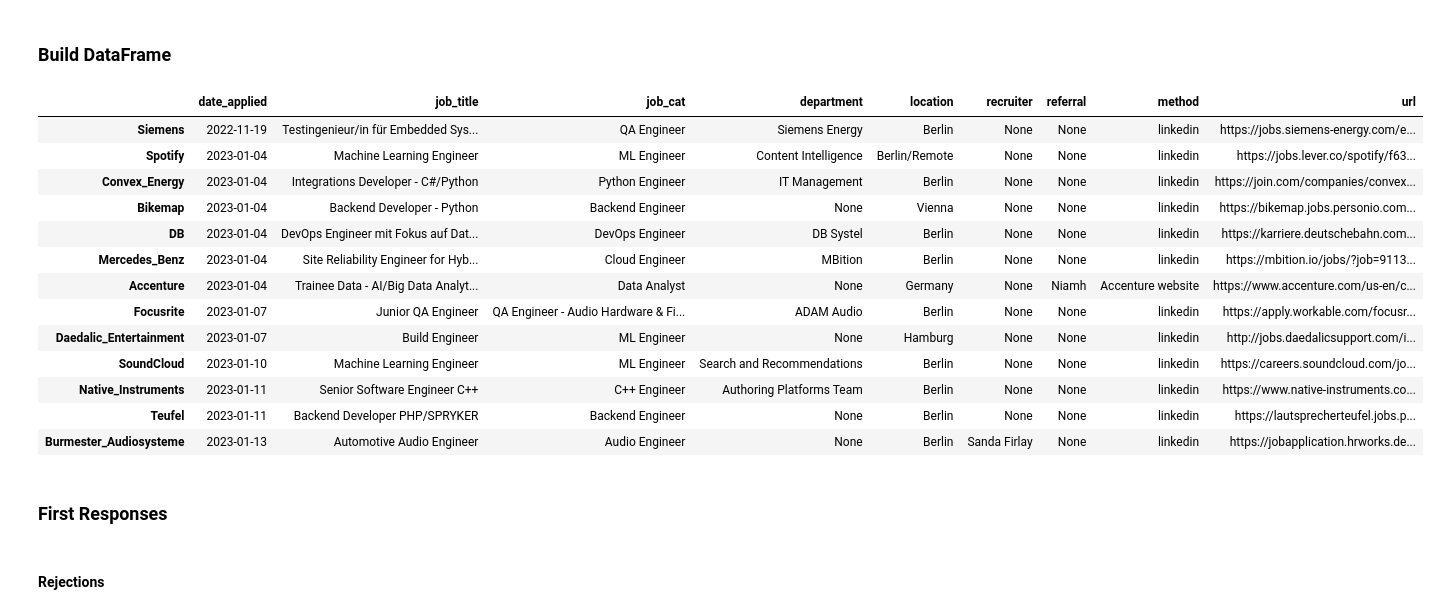
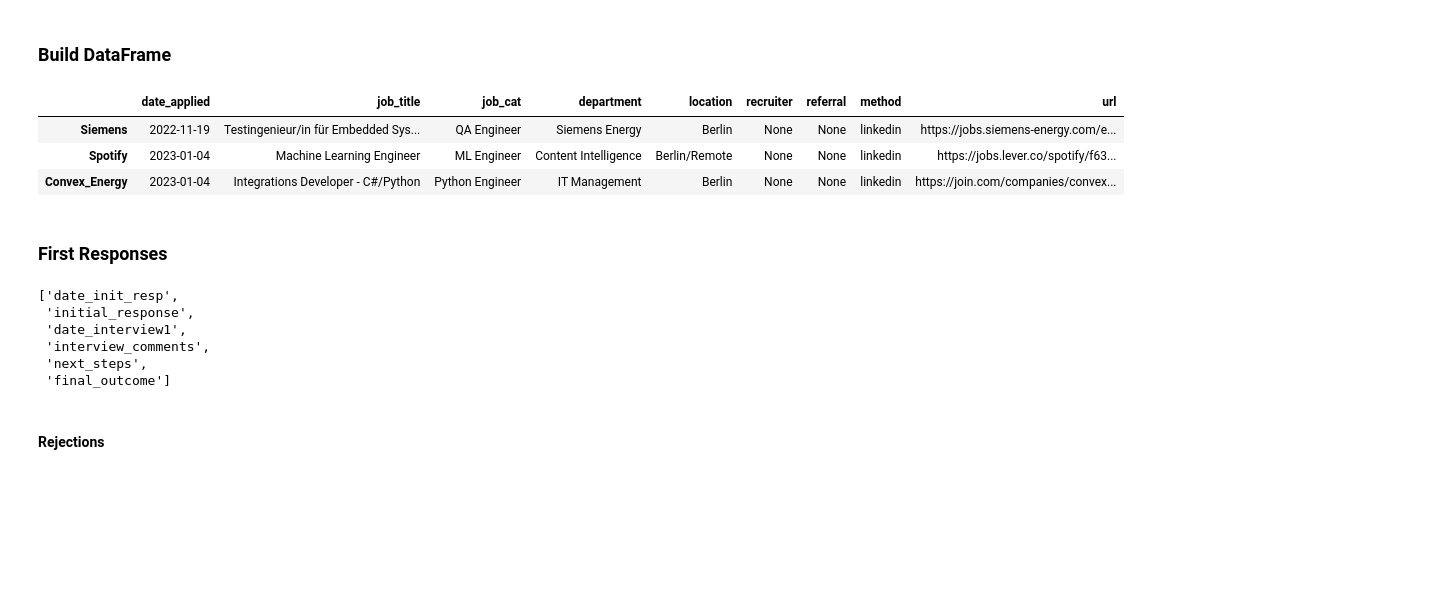
Before and after one commit to emilycardwell/my-jobs, a Jupyter notebook: jobs.ipynb, the cells around one changed output. Saved outputs shown, nothing was run; the diff lists cells and outputs as text; code cells hidden in the pictures; blank space fills up the shorter version.

```diff
--- a/jobs.ipynb
+++ b/jobs.ipynb
@@ -26,12 +34,15 @@ company_indexes = []
 # %% [markdown]
 ### Write Data
 # %%
+company_indexes = []
+
 siemens_app = [
     np.datetime64('2022-11-19'), 'Testingenieur/in für Embedded Systems',
     'QA Engineer', 'Siemens Energy', 'Berlin', None, None, 'linkedin',
     'https://jobs.siemens-energy.com/en_US/jobs/Login'
 ]
 company_indexes.append('Siemens')
+
 spotify_app = [
     np.datetime64('2023-01-04'), 'Machine Learning Engineer', 'ML Engineer',
     'Content Intelligence', 'Berlin/Remote', None, None, 'linkedin',
@@ -72,10 +83,11 @@ accenture_app = [
     'https://www.accenture.com/us-en/careers/jobdetails?id=R00005249_de&title=Trainee+Data+(AI+%2f+Big+Data+Analytics+%2f+Data+Management)+(all+genders)'
 ]
 company_indexes.append('Accenture')
+
 focusrite_app = [
-    np.datetime64('2023-01-07'), 'Junior QA Engineer',
-    'QA Engineer - Audio Hardware & Firmware Testing', 'ADAM Audio', 'Berlin',
-    None, None, 'linkedin', 'https://apply.workable.com/focusrite/j/7291245450/'
+    np.datetime64('2023-01-07'), 'Junior QA Engineer - Audio Hardware & Firmware Testing',
+    'QA Engineer', 'ADAM Audio', 'Berlin', None, None, 'linkedin',
+    'https://apply.workable.com/focusrite/j/7291245450/'
 ]
 company_indexes.append('Focusrite')
 
@@ -86,11 +98,12 @@ daedalic_app = [
 company_indexes.append('Daedalic_Entertainment')
 
 soundcloud_app = [
-    np.datetime64('2023-01-10'), 'Machine Learning Engineer', 'ML Engineer',
+    np.datetime64('2023-01-11'), 'Machine Learning Engineer', 'ML Engineer',
     'Search and Recommendations', 'Berlin', None, None, 'linkedin',
     'https://careers.soundcloud.com/job?gh_jid=6561571002&gh_src=b2264ac52us'
 ]
 company_indexes.append('SoundCloud')
+
 native_inst_app = [
     np.datetime64('2023-01-11'), 'Senior Software Engineer C++', 'C++ Engineer',
     'Authoring Platforms Team', 'Berlin', None, None, 'linkedin',
@@ -121,27 +134,25 @@ apps = [
 ]
 # %%
 applications_df = pd.DataFrame(apps, index=company_indexes, columns=app_column_names)
-applications_df
+applications_df.head(3)
 # %% [output]
 |  | date_applied | job_title | job_cat | department | location | recruiter | referral | method | url |
 | Siemens | 2022-11-19 | Testingenieur/in für Embedded Sys... | QA Engineer | Siemens Energy | Berlin | None | None | linkedin | https://jobs.siemens-energy.com/e... |
 | Spotify | 2023-01-04 | Machine Learning Engineer | ML Engineer | Content Intelligence | Berlin/Remote | None | None | linkedin | https://jobs.lever.co/spotify/f63... |
 | Convex_Energy | 2023-01-04 | Integrations Developer - C#/Python | Python Engineer | IT Management | Berlin | None | None | linkedin | https://join.com/companies/convex... |
-| Bikemap | 2023-01-04 | Backend Developer - Python | Backend Engineer | None | Vienna | None | None | linkedin | https://bikemap.jobs.personio.com... |
-| DB | 2023-01-04 | DevOps Engineer mit Fokus auf Dat... | DevOps Engineer | DB Systel | Berlin | None | None | linkedin | https://karriere.deutschebahn.com... |
-| Mercedes_Benz | 2023-01-04 | Site Reliability Engineer for Hyb... | Cloud Engineer | MBition | Berlin | None | None | linkedin | https://mbition.io/jobs/?job=9113... |
-| Accenture | 2023-01-04 | Trainee Data - AI/Big Data Analyt... | Data Analyst | None | Germany | None | Niamh | Accenture website | https://www.accenture.com/us-en/c... |
-| Focusrite | 2023-01-07 | Junior QA Engineer | QA Engineer - Audio Hardware & Fi... | ADAM Audio | Berlin | None | None | linkedin | https://apply.workable.com/focusr... |
-| Daedalic_Entertainment | 2023-01-07 | Build Engineer | ML Engineer | None | Hamburg | None | None | linkedin | http://jobs.daedalicsupport.com/i... |
-| SoundCloud | 2023-01-10 | Machine Learning Engineer | ML Engineer | Search and Recommendations | Berlin | None | None | linkedin | https://careers.soundcloud.com/jo... |
-| Native_Instruments | 2023-01-11 | Senior Software Engineer C++ | C++ Engineer | Authoring Platforms Team | Berlin | None | None | linkedin | https://www.native-instruments.co... |
-| Teufel | 2023-01-11 | Backend Developer PHP/SPRYKER | Backend Engineer | None | Berlin | None | None | linkedin | https://lautsprecherteufel.jobs.p... |
-| Burmester_Audiosysteme | 2023-01-13 | Automotive Audio Engineer | Audio Engineer | None | Berlin | Sanda Firlay | None | linkedin | https://jobapplication.hrworks.de... |
 # %% [markdown]
 ### First Responses
 # %%
 responses_cols = ['date_init_resp', 'initial_response', 'date_interview1',
                   'interview_comments', 'next_steps', 'final_outcome']
+responses_cols
+# %% [output]
+['date_init_resp',
+ 'initial_response',
+ 'date_interview1',
+ 'interview_comments',
+ 'next_steps',
+ 'final_outcome']
 # %% [markdown]
 #### Rejections
 # %%
```
Also changed, not shown: parts of 16 cells of this notebook.
